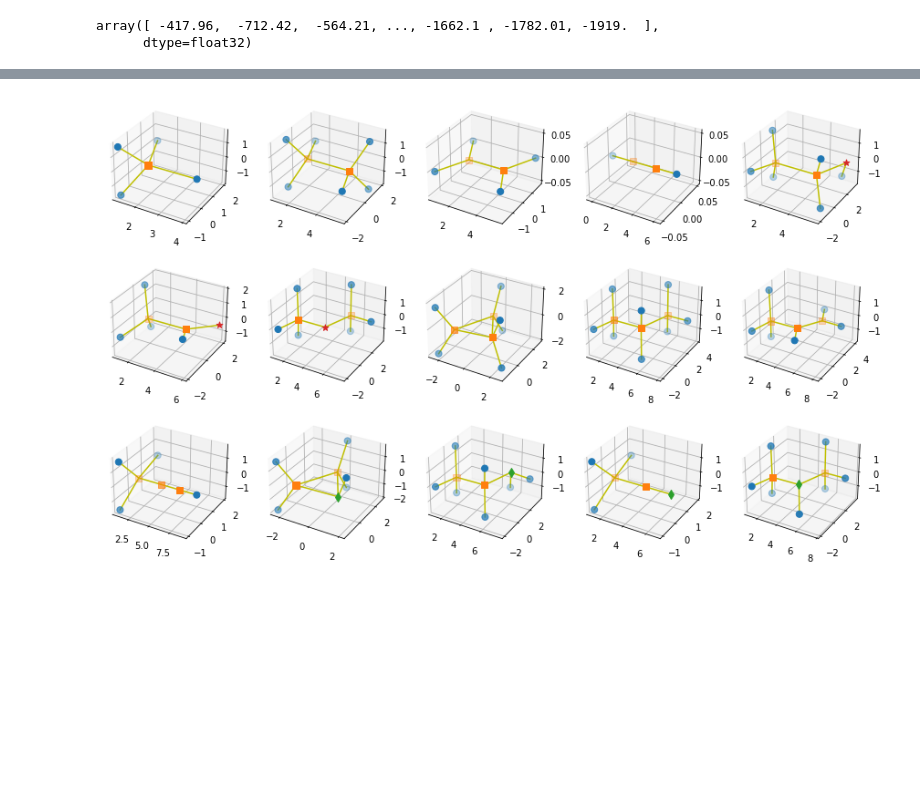
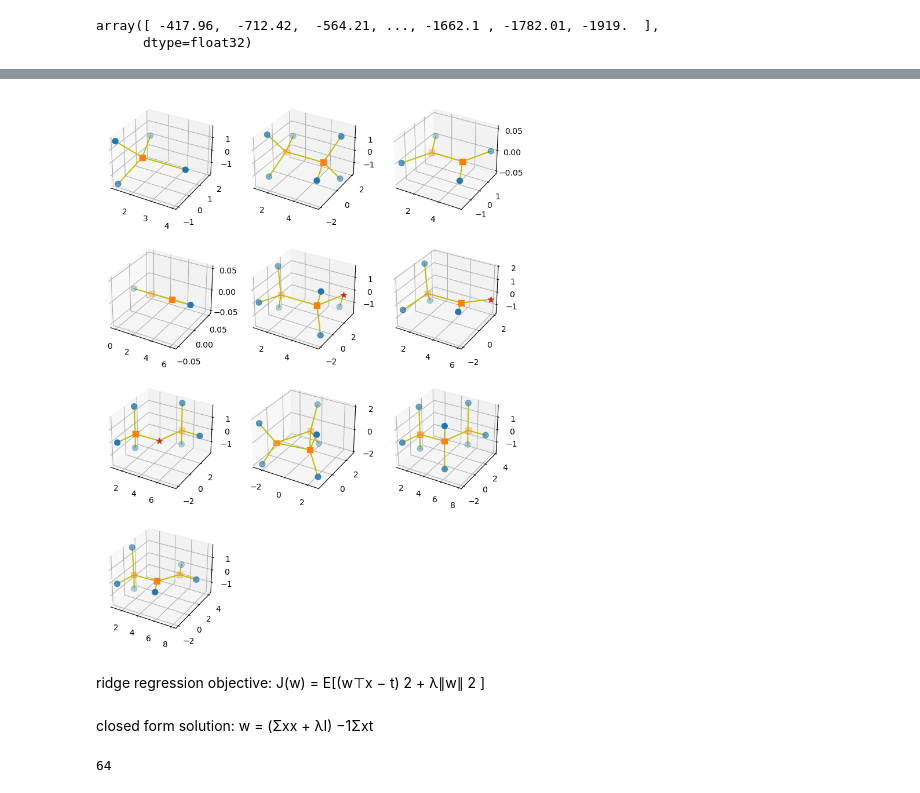
Before and after one commit to saraw108/MLFDS, a Jupyter notebook: Project_2.ipynb, the cells around one changed output, grey strips where cells are left out. Drawn from its saved outputs; the diff is of its cells as text; code cells hidden in the pictures; blank space fills up the shorter version.

```diff
--- a/Project_2.ipynb
+++ b/Project_2.ipynb
@@ -149,4 +133,4 @@ quickly_show_mol(800) # molecule at index 800
-# %%
-show_mols(range(15), columns=5, size=3)
-# %% [output]
-[figure, removed]
+# %%
+show_mols(range(10))
+# %% [output]
+[figure, added]
@@ -152,0 +159,8 @@ show_mols(range(15), columns=5, size=3)
+# %% [markdown]
+ridge regression objective: J(w) = E[(w⊤x − t)
+2 + λ∥w∥
+2
+]
+# %% [markdown]
+closed form solution: w = (Σxx + λI)
+−1Σxt
@@ -152,0 +185,8 @@ show_mols(range(15), columns=5, size=3)
+# %%
+testX = np.random.randint(0,10,[100,100])
+testY = np.random.randint(0,10,100)
+
+wXY, lambd = ridge_reg(testX,testY)
+wXY
+# %% [output]
+64
```
Also changed, not shown: parts of 8 cells of this notebook.
